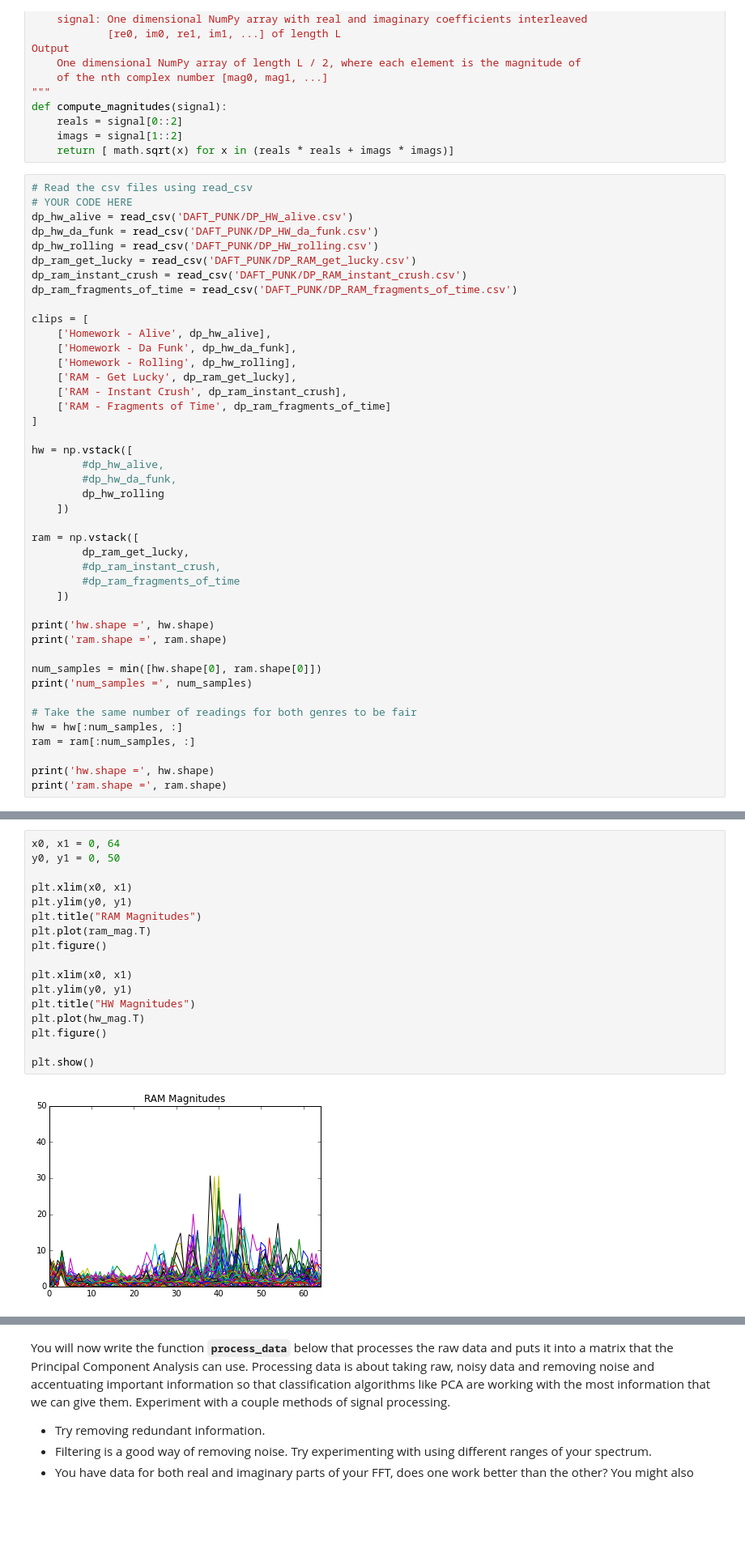
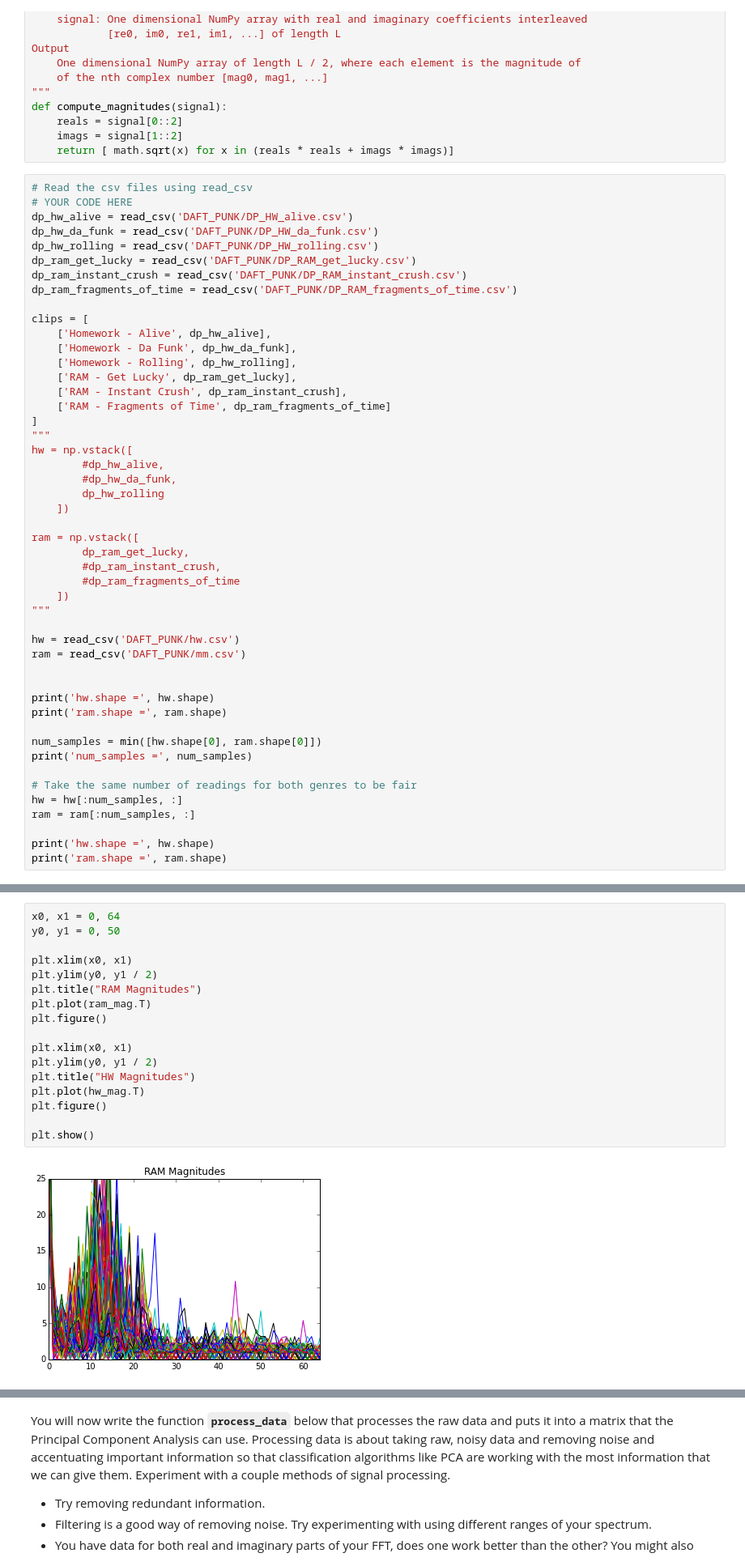
Before and after one commit to phlip9/ee16b-SIXT33N, a Jupyter notebook: SIXT33N-PCA-music.ipynb, the cells around one changed output, grey strips where cells are left out. Shown at 81% size. Saved outputs shown, nothing was run; the diff lists cells and outputs as text; blank space fills up the shorter version.

```diff
--- a/SIXT33N-PCA-music.ipynb
+++ b/SIXT33N-PCA-music.ipynb
@@ -158,7 +158,7 @@ clips = [
     ['RAM - Instant Crush', dp_ram_instant_crush],
     ['RAM - Fragments of Time', dp_ram_fragments_of_time]
 ]
-
+"""
 hw = np.vstack([
         #dp_hw_alive,
         #dp_hw_da_funk,
@@ -170,6 +170,11 @@ ram = np.vstack([
         #dp_ram_instant_crush,
         #dp_ram_fragments_of_time
     ])
+"""
+
+hw = read_csv('DAFT_PUNK/hw.csv')
+ram = read_csv('DAFT_PUNK/mm.csv')
+
 
 print('hw.shape =', hw.shape)
 print('ram.shape =', ram.shape)
@@ -242,19 +247,19 @@ ram_mag.shape = (143, 128)
 # %%
 x0, x1 = 0, 64
 y0, y1 = 0, 50
 
 plt.xlim(x0, x1)
-plt.ylim(y0, y1)
+plt.ylim(y0, y1 / 2)
 plt.title("RAM Magnitudes")
 plt.plot(ram_mag.T)
 plt.figure()
 
 plt.xlim(x0, x1)
-plt.ylim(y0, y1)
+plt.ylim(y0, y1 / 2)
 plt.title("HW Magnitudes")
 plt.plot(hw_mag.T)
 plt.figure()
 
 plt.show()
 # %% [output]
-[figure, old version]
+[figure, new version]
```
Also changed, not shown: parts of 17 cells of this notebook, 5 other files.
